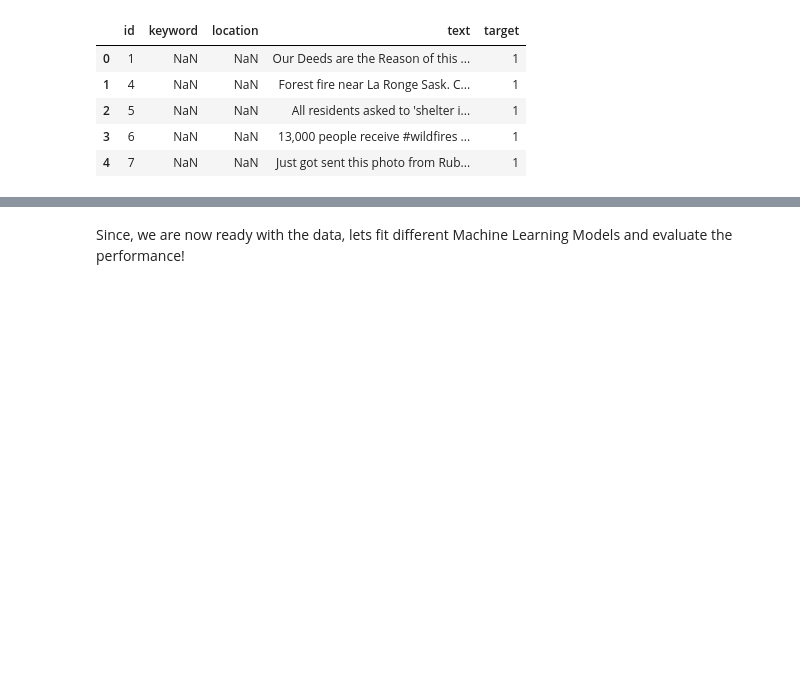
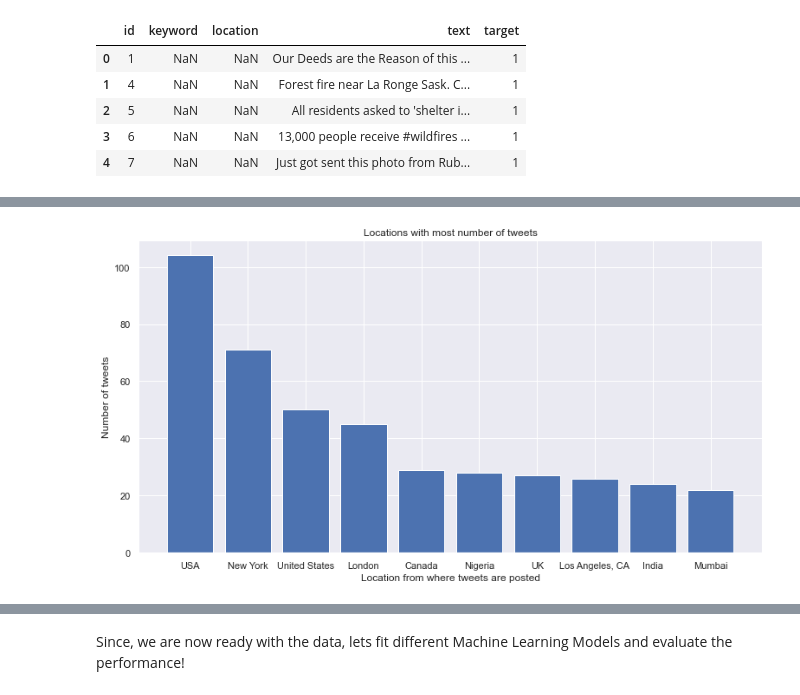
Before and after one commit to HimanshuBajpai869/Udacity-DataScientist, a Jupyter notebook: Project-4/RealOrNotDisasterTweets.ipynb, the cells around one changed output, grey strips where cells are left out. Saved outputs shown, nothing was run; the diff lists cells and outputs as text; code cells hidden in the pictures; blank space fills up the shorter version.

```diff
--- a/Project-4/RealOrNotDisasterTweets.ipynb
+++ b/Project-4/RealOrNotDisasterTweets.ipynb
@@ -23,0 +97,15 @@ training_dataset.head()
+# %%
+# Lets now visualize the locations from where most tweets were posted
+locations_with_most_tweets = training_dataset.location.value_counts().to_frame().reset_index()
+# %%
+top_ten_locations = locations_with_most_tweets.rename(columns = {'location' : 'tweet_count', 'index': 'location', })[:10]
+# %%
+fig = plt.figure(figsize = [10,5])
+ax = fig.add_axes([0,0,1,1])
+ax.bar(top_ten_locations.location,top_ten_locations.tweet_count)
+plt.xlabel('Location from where tweets are posted')
+plt.ylabel('Number of tweets')
+plt.title('Locations with most number of tweets')
+plt.show()
+# %% [output]
+[figure, added]
```
Also changed, not shown: parts of 54 cells of this notebook, 2 other files.
